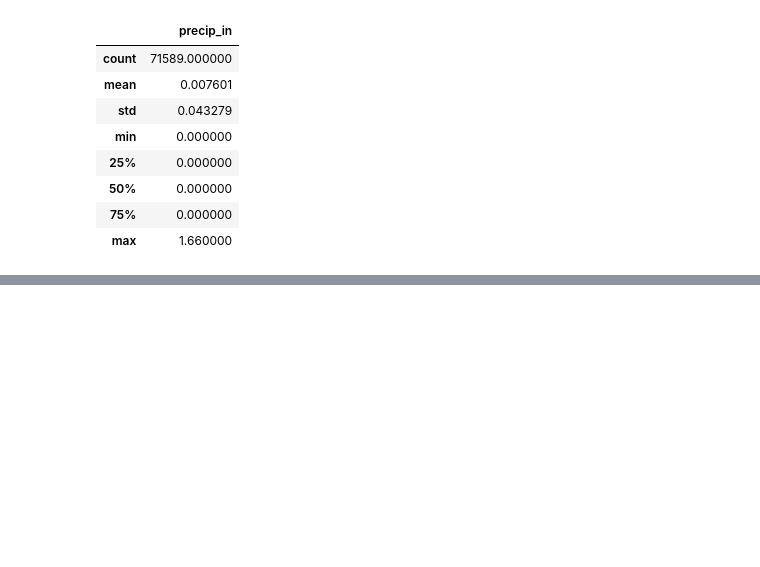
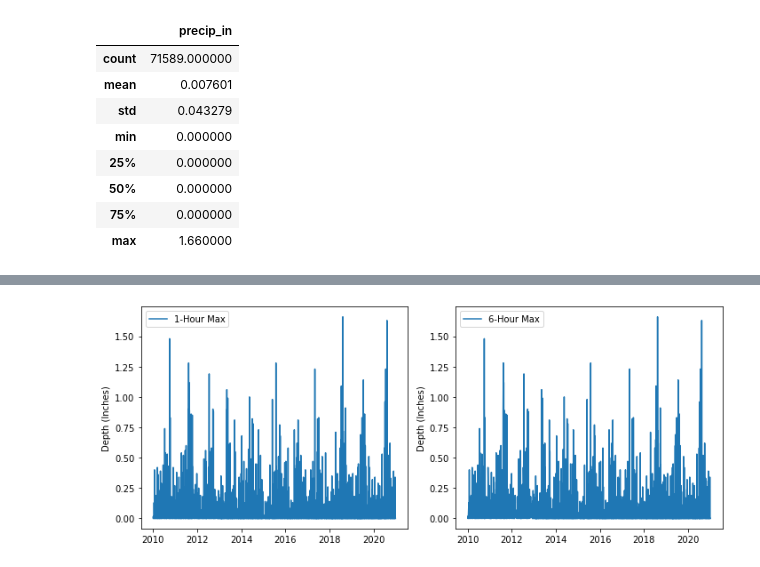
Before and after one commit to datalifenyc/nyc-street-flooding-analysis, a Jupyter notebook: analysis-book/nyc-precip-data.ipynb, the cells around one changed output, grey strips where cells are left out. Cells and saved outputs as stored; diff of their text form; code cells hidden in the pictures; blank space fills up the shorter version.

```diff
--- a/analysis-book/nyc-precip-data.ipynb
+++ b/analysis-book/nyc-precip-data.ipynb
@@ -368,8 +267,8 @@ plt.tight_layout()
 # %%
 # Resample to hourly precip max and save as new dataframe
-hourly = df.set_index('date_time')[['precip_in']].resample('H').max()
+one_hour = df.set_index('date_time')[['precip_in']].resample('1H').max()
 
-hourly.describe()
+one_hour.describe()
 # %% [output]
 |  | precip_in |
 | count | 71589.000000 |
@@ -401,19 +281,0 @@ plt.tight_layout()
-# %%
-fig, axs = plt.subplots(2, 2, figsize=(10, 8))
-
-hourly = df.set_index('date_time')[['precip_in']].resample('H').max()
-rolling_day = df.set_index('date_time')[['precip_in']].resample('H').max().rolling(24).mean()
-rolling_week = df.set_index('date_time')[['precip_in']].resample('H').max().rolling(24 * 7).mean()
-rolling_month = df.set_index('date_time')[['precip_in']].resample('H').max().rolling(24 * 31).mean()
-
-dfs = [weekly, rolling_day, rolling_week, rolling_month,]
-labels = ['hourly', 'daily', 'weekly', 'monthly', 'yearly']
-
-for data, label, ax in zip(dfs, labels, axs.flat):
-    sns.lineplot(data=data, ax=ax, legend=False)
-    ax.set_ylabel('mean {} hourly max precip (inches)'.format(label))
-    ax.set_xlabel('')
-axs[0,0].set_ylabel('hourly max precip (inches)')
-
-plt.suptitle('Hourly max precip (inches) rolling averages')
-fig.tight_layout()
@@ -421,0 +282,5 @@ fig.tight_layout()
+# %%
+# Resample to hourly precip max and save as new dataframe
+six_hour = df.set_index('date_time')[['precip_in']].resample('6H').max()
+
+six_hour.describe()
@@ -421,0 +297,16 @@ fig.tight_layout()
+# %%
+fig, axs = plt.subplots(1, 2, figsize=(10, 4))
+
+sns.lineplot(data=one_hour, legend=False, palette=('tab:blue', ), ax=axs[0])
+sns.lineplot(data=six_hour, legend=False, palette=('tab:blue', ), ax=axs[1])
+
+axs[0].legend(labels=['1-Hour Max'])
+axs[1].legend(labels=['6-Hour Max'])
+
+for ax in axs.flat:
+    ax.set_xlabel('')
+    ax.set_ylabel('Depth (Inches)')
+
+fig.tight_layout()
+# %% [output]
+[figure, added]
```
Also changed, not shown: parts of 36 cells of this notebook.
